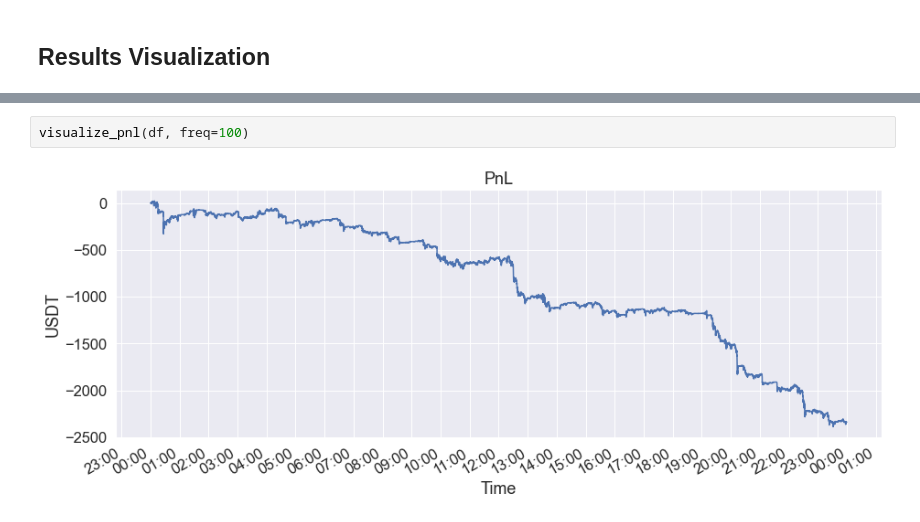
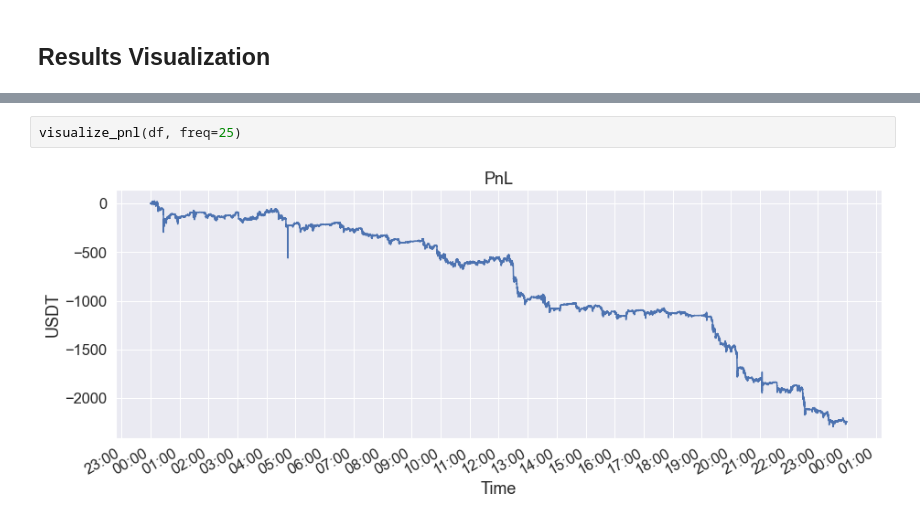
Before and after one commit to ESkripichnikov/market-making, a Jupyter notebook: experiments.ipynb, the cells around one changed output, grey strips where cells are left out. Cells and saved outputs as stored; diff of their text form.

```diff
--- a/experiments.ipynb
+++ b/experiments.ipynb
@@ -85,4 +78,4 @@ df
 # %%
-visualize_pnl(df, freq=100)
+visualize_pnl(df, freq=25)
 # %% [output]
-[figure, old version]
+[figure, new version]
```
Also changed, not shown: parts of 6 cells of this notebook, 3 other files.
